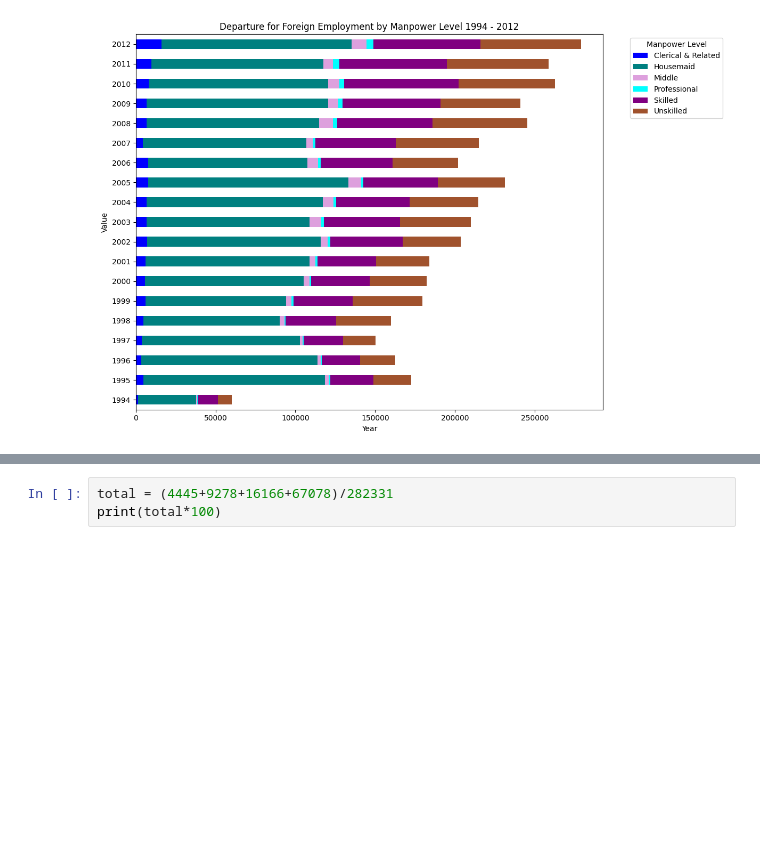
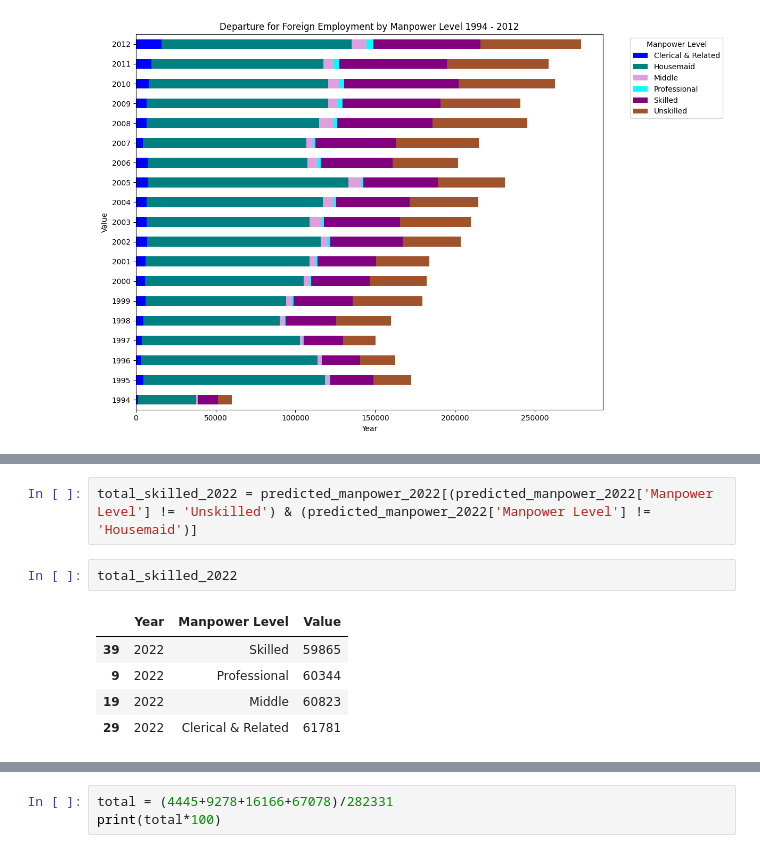
Before and after one commit to AchiniR/Inforgraphic-poster-DS, a Jupyter notebook: Foreign_Employment.ipynb, the cells around one changed output, grey strips where cells are left out. Cells and saved outputs as stored; diff of their text form; blank space fills up the shorter version.

```diff
--- a/Foreign_Employment.ipynb
+++ b/Foreign_Employment.ipynb
@@ -685,0 +700,10 @@ plt.show()
+# %%
+total_skilled_2022 = predicted_manpower_2022[(predicted_manpower_2022['Manpower Level'] != 'Unskilled') & (predicted_manpower_2022['Manpower Level'] != 'Housemaid')]
+# %%
+total_skilled_2022
+# %% [output]
+|  | Year | Manpower Level | Value |
+| 39 | 2022 | Skilled | 59865 |
+| 9 | 2022 | Professional | 60344 |
+| 19 | 2022 | Middle | 60823 |
+| 29 | 2022 | Clerical & Related | 61781 |
```
Also changed, not shown: parts of 4 cells of this notebook.
